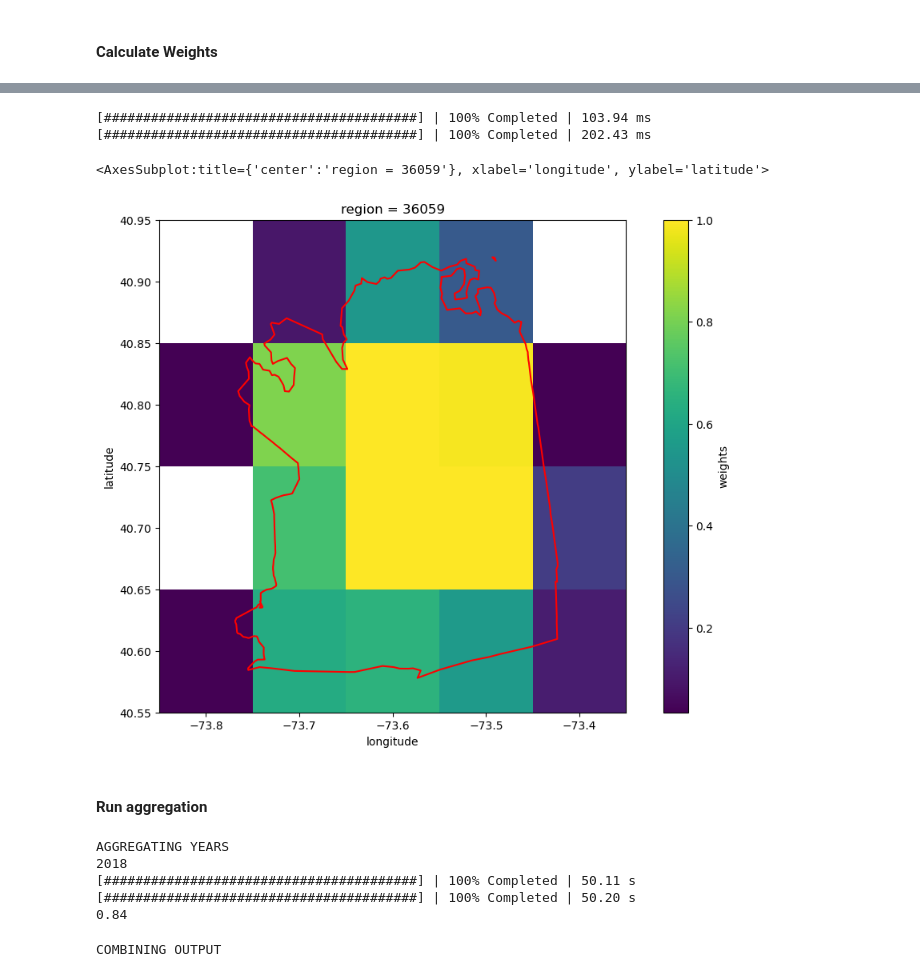
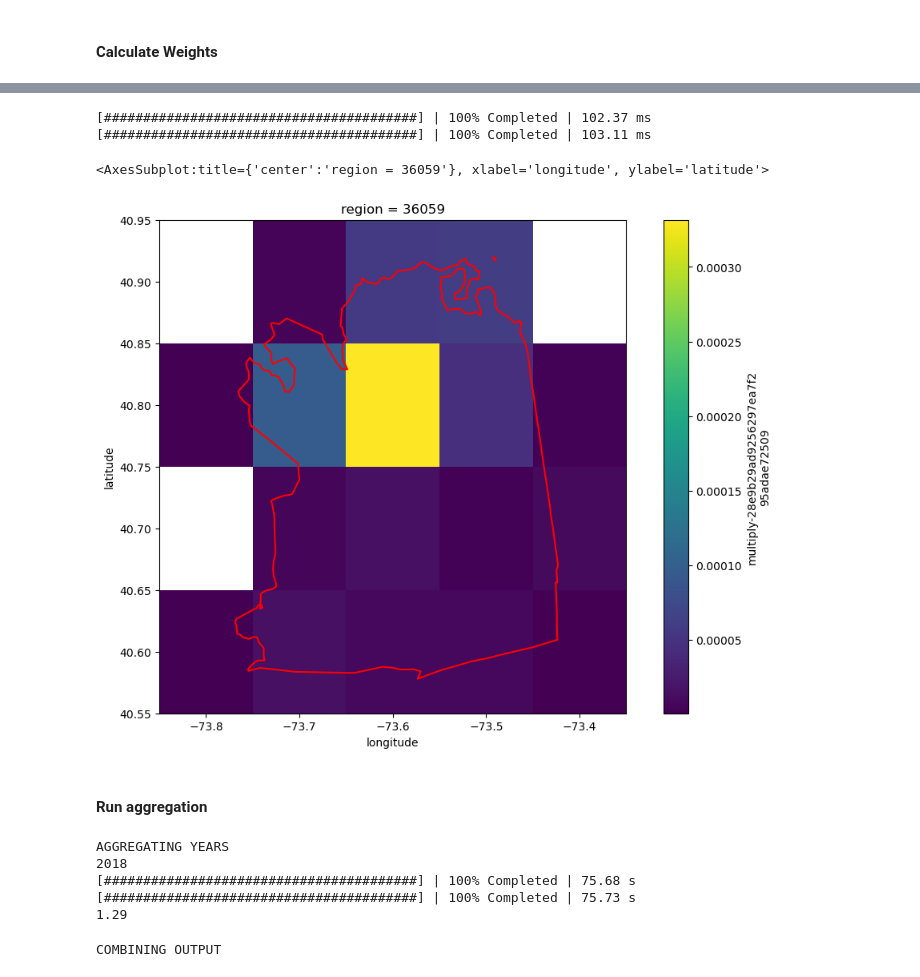
Before and after one commit to dylanhogan/aggfly, a Jupyter notebook: notebooks/run_t2m_era5_multi_example.ipynb, the cells around one changed output, grey strips where cells are left out. Drawn from its saved outputs; the diff is of its cells as text; code cells hidden in the pictures.

```diff
--- a/notebooks/run_t2m_era5_multi_example.ipynb
+++ b/notebooks/run_t2m_era5_multi_example.ipynb
@@ -22,6 +26,7 @@ cache.register()    # Turn cache on globally
 ProgressBar().register()
 # %%
 # Set file output name/path
+project_dir = '/home3/dth2133/data/clim-data-compare/era5'
 output_path = "/home3/dth2133/data/aggregated/counties/"
 output_name = "usa_counties_corn_monthly"
 output_varn = "dd"
@@ -63,23 +75,30 @@ clim = dataset.from_path(
     f"/home3/dth2133/data/usa/usa-t2m_tempPrecLand2019.zarr",
     't2m',
     'zarr',
-    preprocess=dataset.timefix_era5l)
+    preprocess=dataset.timefix_era5l,
+    name='era5')
 
 # Clip climate data to the US (raw data are global)
 clim.clip_data_to_georegions_extent(georegions)
 
 # Rechunk dataset to optimize multithreading
-clim.rechunk(-1)
+clim.rechunk('auto')
 
 # Calculate area and crop layer weights.
-weights = grid_weights.from_objects(clim, georegions, crop=None)
+weights = grid_weights.from_objects(
+    clim,
+    georegions,
+    crop='corn',
+    name='cropland',
+    project_dir=project_dir
+)
 # %%
 # Calculate the grid weights
 
 # Loading from disk to save a couple minutes
 # w.rename('weights').to_dataset().to_netcdf('CILads_testweights.nc')
-w = xr.open_dataset('CILads_testweights.nc')['weights']
+# w = xr.open_dataset('CILads_testweights.nc')['weights']
 
 # Usually do this!
-# w = weights.weights()
-w = w.chunk((-1))
+w = weights.weights()
+# w = w.chunk((-1))
@@ -86,18 +136,18 @@ w = w.chunk((-1))
 # %%
 import matplotlib.pyplot as plt
 
 nassau = w.sel(region='36059').compute()
 
 fig, ax = plt.subplots(figsize=(12, 8))
 (nassau
-     .rename({'lat':'latitude', 'lon':'longitude'})
+     # .rename({'lat':'latitude', 'lon':'longitude'})
      .where(nassau>0, drop = True).plot(ax = ax) )
 georegions.plot_region('36059', ax=ax, color='red')
 # %% [output]
-[########################################] | 100% Completed | 103.94 ms
-[########################################] | 100% Completed | 202.43 ms
+[########################################] | 100% Completed | 102.37 ms
+[########################################] | 100% Completed | 103.11 ms
 <AxesSubplot:title={'center':'region = 36059'}, xlabel='longitude', ylabel='latitude'>
-[figure, old version]
+[figure, new version]
 # %% [markdown]
 #### Run aggregation
 # %%
@@ -135,7 +193,7 @@ for year in years:
     time_list.append(year)
 
     # Aggregate this year, region & append to list
-    output_list.append(dask.compute(run_era5l_agg(year, georegions))[0])
+    output_list.append(dask.compute(run_era5l_agg(year))[0])
 
     # Report timing
     stop = time.time()
@@ -144,6 +202,6 @@ for year in years:
 # %% [output]
 AGGREGATING YEARS
 2018
-[########################################] | 100% Completed | 50.11 s
-[########################################] | 100% Completed | 50.20 s
-0.84
+[########################################] | 100% Completed | 75.68 s
+[########################################] | 100% Completed | 75.73 s
+1.29
```
Also changed, not shown: parts of 10 cells of this notebook, 2 other files.
